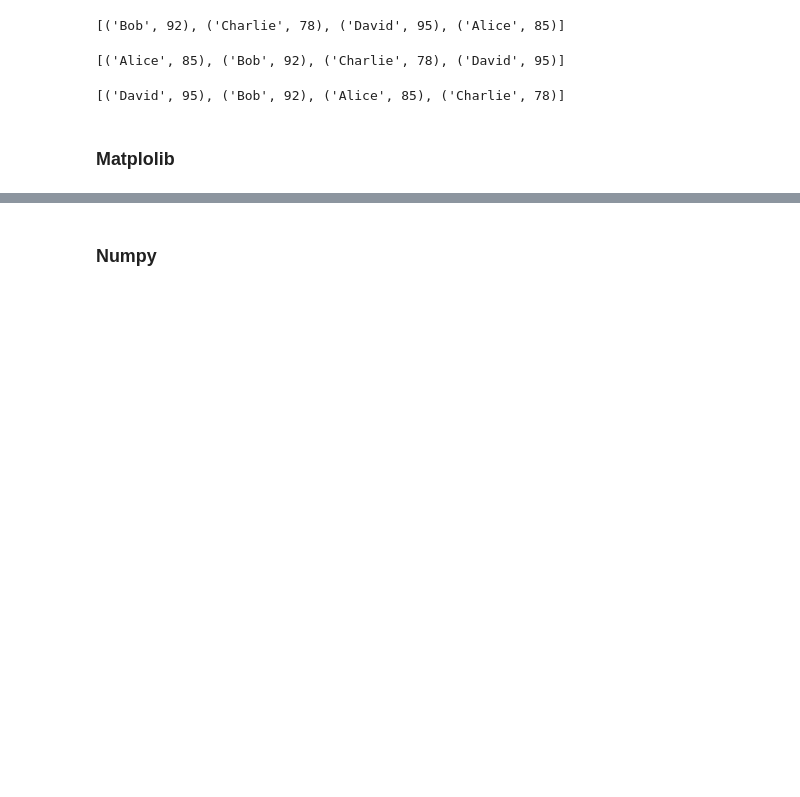
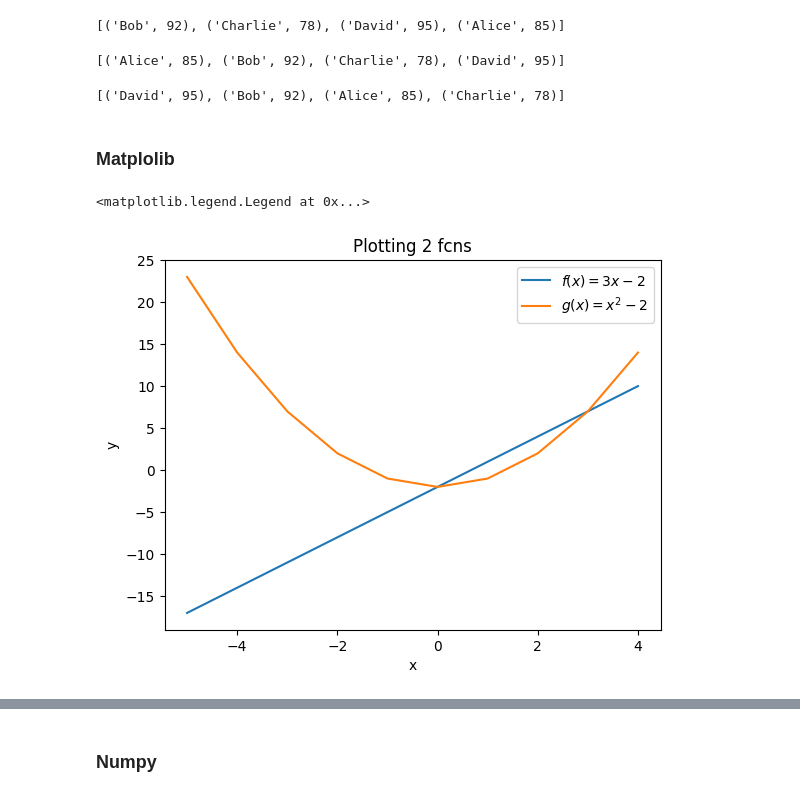
Before and after one commit to ArthurLopez1/Fullstack_data_arthur_lopez, a Jupyter notebook: yt_course/01_python_repetition/python_summary_part3.ipynb, the cells around one changed output, grey strips where cells are left out. Cells and saved outputs as stored; diff of their text form; code cells hidden in the pictures; blank space fills up the shorter version.

```diff
--- a/yt_course/01_python_repetition/python_summary_part3.ipynb
+++ b/yt_course/01_python_repetition/python_summary_part3.ipynb
@@ -202,3 +202,25 @@ sorted(students, key = lambda student: student[1], reverse=True)
 [('David', 95), ('Bob', 92), ('Alice', 85), ('Charlie', 78)]
 # %% [markdown]
 ### Matplolib
+# %%
+import matplotlib.pyplot as plt
+
+f = lambda x: 3 * x -2
+
+def g(x):
+    return x**2 - 2
+
+x = tuple(range(-5,5))
+
+y1 = [f(i) for i in x]
+y2 = [g(i) for i in x]
+
+plt.plot(x, y1)
+plt.plot(x, y2)
+plt.title("Plotting 2 fcns")
+plt.xlabel("x")
+plt.ylabel("y")
+plt.legend(["$f(x)=3x-2$", "$g(x) = x^2-2$"])
+# %% [output]
+<matplotlib.legend.Legend at 0x...>
+[figure, added]
```
Also changed, not shown: parts of 30 cells of this notebook, 2 other files.
